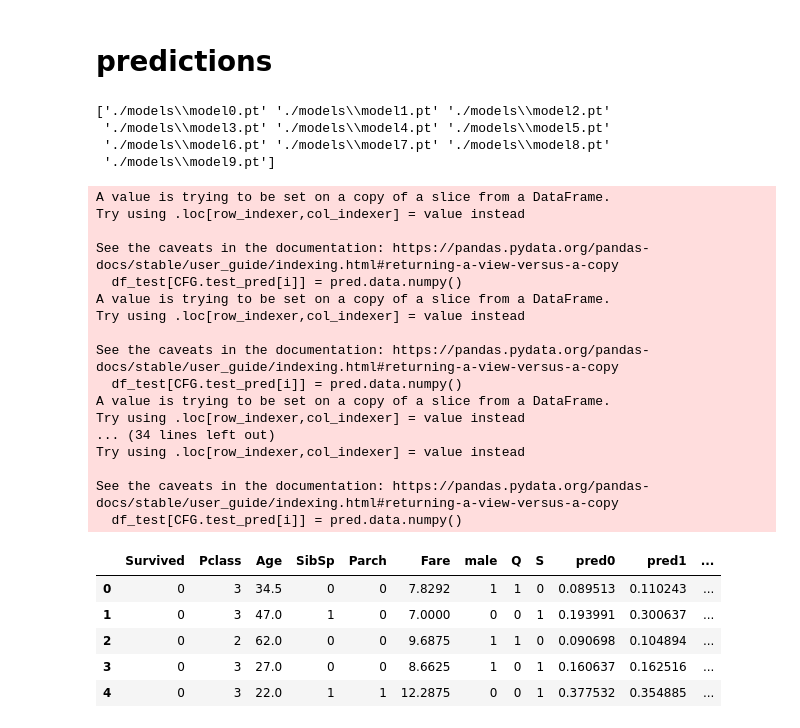
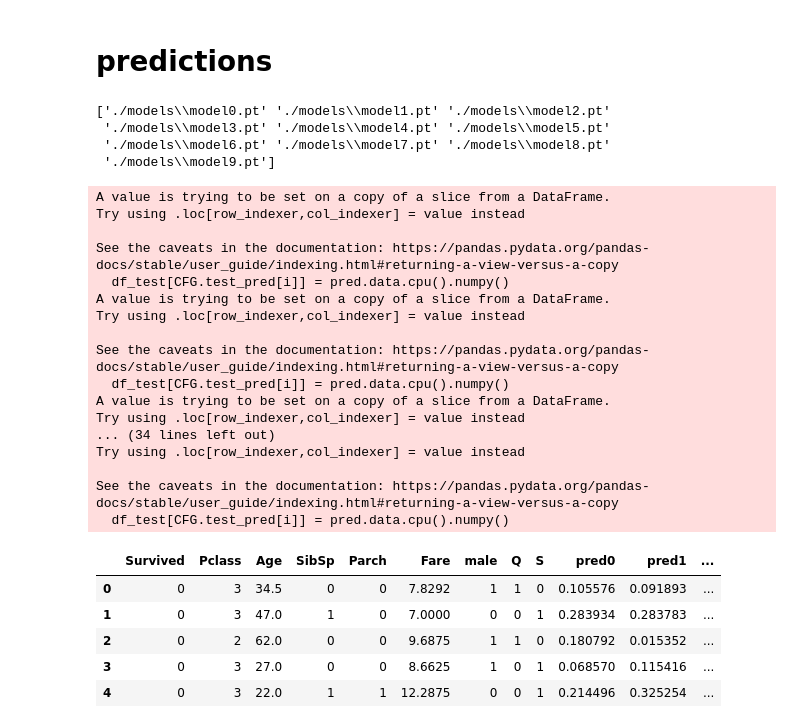
Before and after one commit to batamorphism/Kaggle, a Jupyter notebook: PyTorch/Titanic_introduction-to-pytorch-a-very-gentle-start.ipynb, the cells around one changed output. Saved outputs shown, nothing was run; the diff lists cells and outputs as text; code cells hidden in the pictures.

```diff
--- a/PyTorch/Titanic_introduction-to-pytorch-a-very-gentle-start.ipynb
+++ b/PyTorch/Titanic_introduction-to-pytorch-a-very-gentle-start.ipynb
@@ -23,7 +26,7 @@ df_test  = pd.read_csv('../input/titanic/test.csv')
 df_sub   = pd.read_csv('../input/titanic/gender_submission.csv')
 # %%
 class CFG:
-    batch_size = 32
+    batch_size = 96
     epochs = 2000
     folds = 10
     seed = 42
@@ -34,6 +37,7 @@ class CFG:
     pred = 'pred'
     early_stopping = 100
     lr_factor = 0.5
+    device = torch.device('cuda:0' if torch.cuda.is_available() else 'cpu')
 # %%
 os.makedirs(CFG.model_path, exist_ok=True)
 # %%
@@ -121,8 +120,6 @@ class EarlyStopping:
             return False
 early_stopping = EarlyStopping(CFG.early_stopping)
 # %%
-#thank you very much https://www.kaggle.com/mburakergenc/ttianic-minimal-pytorch-mlp
-
 batch_size = CFG.batch_size
 batch_no = len(df_train) // batch_size
 
@@ -132,11 +129,11 @@ for fold, (train_index, valid_index) in enumerate(skf.split(df_train, df_train[C
     print('-----', fold, '-----')
     # fold毎に初期化する設定
     # model, optimizer, scheduler, その他変数
-    model = Net(len(all_features), 512, 1)
+    model = Net(len(all_features), 512, 1).to(CFG.device)
     print(model)
 
     optimizer = torch.optim.Adam(model.parameters(), lr=CFG.lr)
-    scheduler = lr_scheduler.ReduceLROnPlateau(optimizer, 'min', verbose=True, factor=CFG.lr_factor)
+    scheduler = lr_scheduler.ReduceLROnPlateau(optimizer, 'min', verbose=True, factor=CFG.lr_factor, min_lr=1e-6, patience=10)
 
     train_loss = 0
     train_loss_min = np.Inf
@@ -150,14 +147,16 @@ for fold, (train_index, valid_index) in enumerate(skf.split(df_train, df_train[C
 
     for epoch in range(CFG.epochs):
         # TODO Variableを使うのは古いらしい
-        x0_var = Variable(torch.FloatTensor(X_train.values))
-        y0_var = Variable(torch.FloatTensor(y_train.values))
+        x0_var = Variable(torch.FloatTensor(X_train.values)).to(CFG.device)
+        y0_var = Variable(torch.FloatTensor(y_train.values)).to(CFG.device)
         for i in range(batch_no):
             # ミニバッチ学習
             start = i * batch_size
             end   = start + batch_size
             x_var = x0_var[start:end]
             y_var = y0_var[start:end]
+            if len(x_var) == 1:
+                raise "len(x_var) == 1, cant use bn layer. please change batch_size"
 
             optimizer.zero_grad()
             output = model(x_var).squeeze(1)
@@ -185,9 +184,9 @@ for fold, (train_index, valid_index) in enumerate(skf.split(df_train, df_train[C
             print("Epoch: {} \tTrain Loss: {}".format(epoch+1, train_loss))
 
     print('STOP train fold=', fold)
-    x0_var = Variable(torch.FloatTensor(X_valid.values))
+    x0_var = Variable(torch.FloatTensor(X_valid.values)).to(CFG.device)
     pred = torch.sigmoid(model(x0_var))
-    df_train.loc[valid_index, CFG.pred] = pred.data.numpy()
+    df_train.loc[valid_index, CFG.pred] = pred.data.cpu().numpy()
     auc = roc_auc_score(df_train.loc[valid_index, CFG.target], df_train.loc[valid_index, CFG.pred])
     print('fold', fold, 'AUC:', auc)
 
@@ -242,44 +241,44 @@ import glob
 models = np.sort(glob.glob(f"./{CFG.model_path}/*.pt"))
 print(models)
 # fold別に作った10個のモデルをロードする
 with torch.no_grad():
     for i, model_name in enumerate(models):
-        model = Net(len(all_features), 512, 1)
+        model = Net(len(all_features), 512, 1).to(CFG.device)
         model.load_state_dict(torch.load(model_name,))
         X_test = df_test[all_features]
-        x0_var = Variable(torch.FloatTensor(X_test.values))
+        x0_var = Variable(torch.FloatTensor(X_test.values)).to(CFG.device)
         pred = F.sigmoid(model(x0_var))
-        df_test[CFG.test_pred[i]] = pred.data.numpy()
+        df_test[CFG.test_pred[i]] = pred.data.cpu().numpy()
 
 df_test.head()
 # %% [output]
 ['./models\\model0.pt' './models\\model1.pt' './models\\model2.pt'
  './models\\model3.pt' './models\\model4.pt' './models\\model5.pt'
  './models\\model6.pt' './models\\model7.pt' './models\\model8.pt'
  './models\\model9.pt']
 A value is trying to be set on a copy of a slice from a DataFrame.
 Try using .loc[row_indexer,col_indexer] = value instead
 
 See the caveats in the documentation: https://pandas.pydata.org/pandas-docs/stable/user_guide/indexing.html#returning-a-view-versus-a-copy
-  df_test[CFG.test_pred[i]] = pred.data.numpy()
+  df_test[CFG.test_pred[i]] = pred.data.cpu().numpy()
 A value is trying to be set on a copy of a slice from a DataFrame.
 Try using .loc[row_indexer,col_indexer] = value instead
 
 See the caveats in the documentation: https://pandas.pydata.org/pandas-docs/stable/user_guide/indexing.html#returning-a-view-versus-a-copy
-  df_test[CFG.test_pred[i]] = pred.data.numpy()
+  df_test[CFG.test_pred[i]] = pred.data.cpu().numpy()
 A value is trying to be set on a copy of a slice from a DataFrame.
 Try using .loc[row_indexer,col_indexer] = value instead
 ... (34 lines left out)
 Try using .loc[row_indexer,col_indexer] = value instead
 
 See the caveats in the documentation: https://pandas.pydata.org/pandas-docs/stable/user_guide/indexing.html#returning-a-view-versus-a-copy
-  df_test[CFG.test_pred[i]] = pred.data.numpy()
+  df_test[CFG.test_pred[i]] = pred.data.cpu().numpy()
 |  | Survived | Pclass | Age | SibSp | Parch | Fare | male | Q | S | pred0 | pred1 | ... |
-| 0 | 0 | 3 | 34.5 | 0 | 0 | 7.8292 | 1 | 1 | 0 | 0.089513 | 0.110243 | ... |
-| 1 | 0 | 3 | 47.0 | 1 | 0 | 7.0000 | 0 | 0 | 1 | 0.193991 | 0.300637 | ... |
-| 2 | 0 | 2 | 62.0 | 0 | 0 | 9.6875 | 1 | 1 | 0 | 0.090698 | 0.104894 | ... |
-| 3 | 0 | 3 | 27.0 | 0 | 0 | 8.6625 | 1 | 0 | 1 | 0.160637 | 0.162516 | ... |
-| 4 | 0 | 3 | 22.0 | 1 | 1 | 12.2875 | 0 | 0 | 1 | 0.377532 | 0.354885 | ... |
+| 0 | 0 | 3 | 34.5 | 0 | 0 | 7.8292 | 1 | 1 | 0 | 0.105576 | 0.091893 | ... |
+| 1 | 0 | 3 | 47.0 | 1 | 0 | 7.0000 | 0 | 0 | 1 | 0.283934 | 0.283783 | ... |
+| 2 | 0 | 2 | 62.0 | 0 | 0 | 9.6875 | 1 | 1 | 0 | 0.180792 | 0.015352 | ... |
+| 3 | 0 | 3 | 27.0 | 0 | 0 | 8.6625 | 1 | 0 | 1 | 0.068570 | 0.115416 | ... |
+| 4 | 0 | 3 | 22.0 | 1 | 1 | 12.2875 | 0 | 0 | 1 | 0.214496 | 0.325254 | ... |
 # %%
 df_sub[CFG.target] = df_test[CFG.test_pred].mean(axis=1)
 # %%
```
Also changed, not shown: parts of 4 cells of this notebook.
